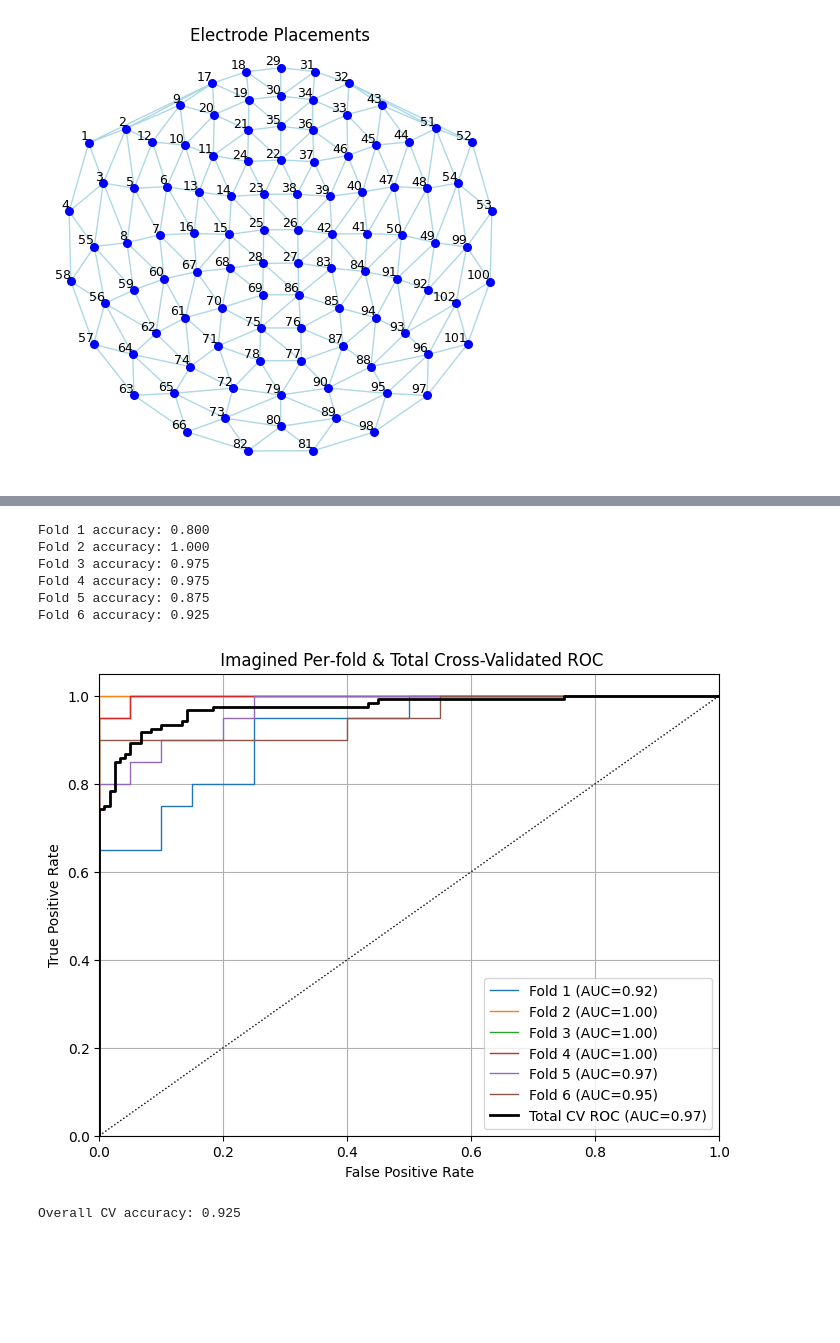
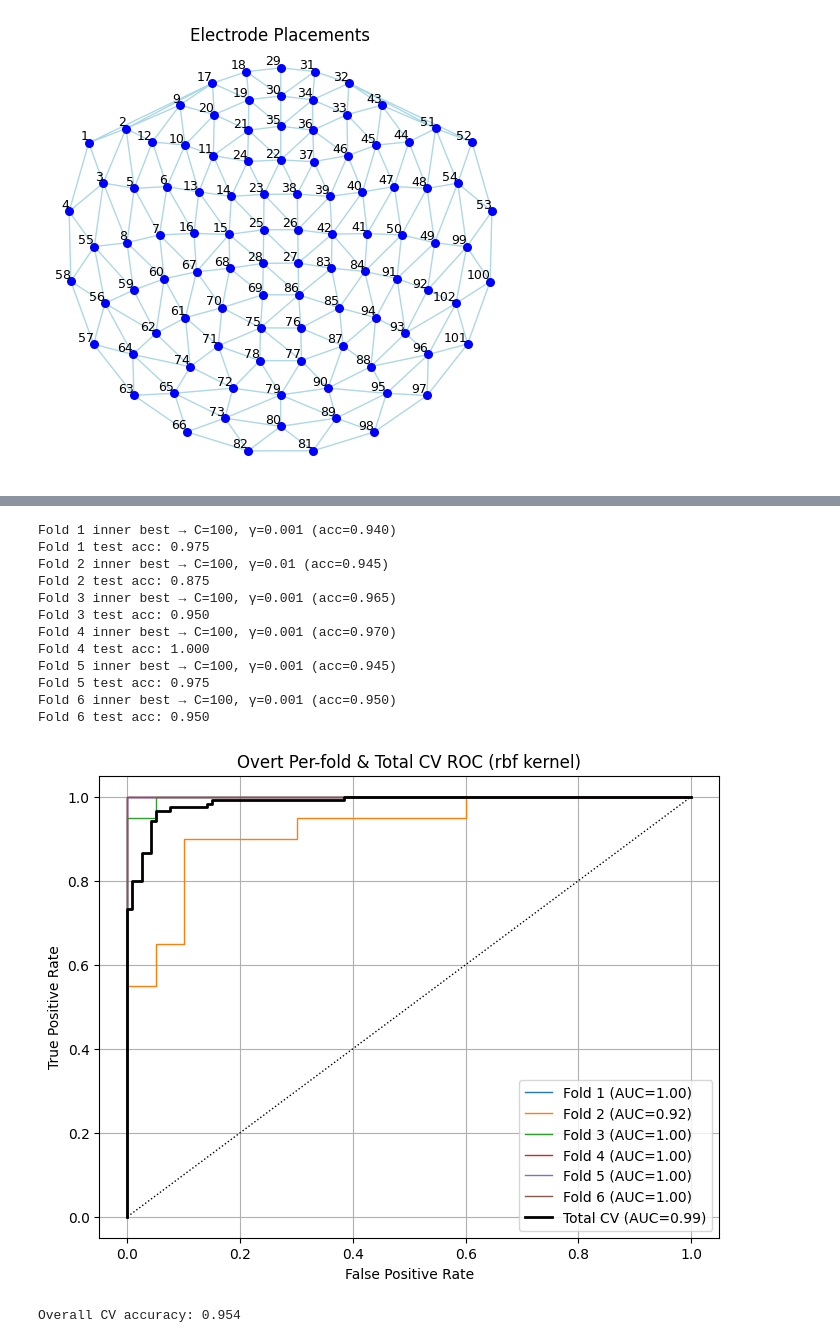
Before and after one commit to EvanWen036/DecodeBCI, a Jupyter notebook: mp2.ipynb, the cells around one changed output, grey strips where cells are left out. Saved outputs shown, nothing was run; the diff lists cells and outputs as text; code cells hidden in the pictures; blank space fills up the shorter version.

```diff
--- a/mp2.ipynb
+++ b/mp2.ipynb
@@ -355,3 +462,3 @@ Overall CV accuracy: 0.954
 # %%
-cross_train(X_img, y_img, X_over, y_over, title = "Train Over Test Imagined") #scenario 4
+cross_train(X_img, y_img, X_over, y_over, title = "Train Imagined Test Overt") #scenario 4
 # %% [output]
@@ -360,3 +468,3 @@ Accuracy: 0.912
 # %%
-cross_train(X_over, y_over, X_img, y_img, title = "Train Imagined Test Overt") #scenario 3
+cross_train(X_over, y_over, X_img, y_img, title = "Train Overt Test Imagined") #scenario 3
 # %% [output]
@@ -376,11 +491,17 @@ Overall CV accuracy: 0.825
 # %%
-twoLevelCV_withROC(X_over, y_over, kernel = 'rbf', datatype="Imagined") #scenario 1
+twoLevelCV_withROC(X_over, y_over, kernel = 'rbf')
 # %% [output]
-Fold 1 accuracy: 0.800
-Fold 2 accuracy: 1.000
-Fold 3 accuracy: 0.975
-Fold 4 accuracy: 0.975
-Fold 5 accuracy: 0.875
-Fold 6 accuracy: 0.925
+Fold 1 inner best → C=100, γ=0.001 (acc=0.940)
+Fold 1 test acc: 0.975
+Fold 2 inner best → C=100, γ=0.01 (acc=0.945)
+Fold 2 test acc: 0.875
+Fold 3 inner best → C=100, γ=0.001 (acc=0.965)
+Fold 3 test acc: 0.950
+Fold 4 inner best → C=100, γ=0.001 (acc=0.970)
+Fold 4 test acc: 1.000
+Fold 5 inner best → C=100, γ=0.001 (acc=0.945)
+Fold 5 test acc: 0.975
+Fold 6 inner best → C=100, γ=0.001 (acc=0.950)
+Fold 6 test acc: 0.950
-[figure, old version]
+[figure, new version]
-Overall CV accuracy: 0.925
+Overall CV accuracy: 0.954
```
Also changed, not shown: parts of 18 cells of this notebook, 18 other files.
